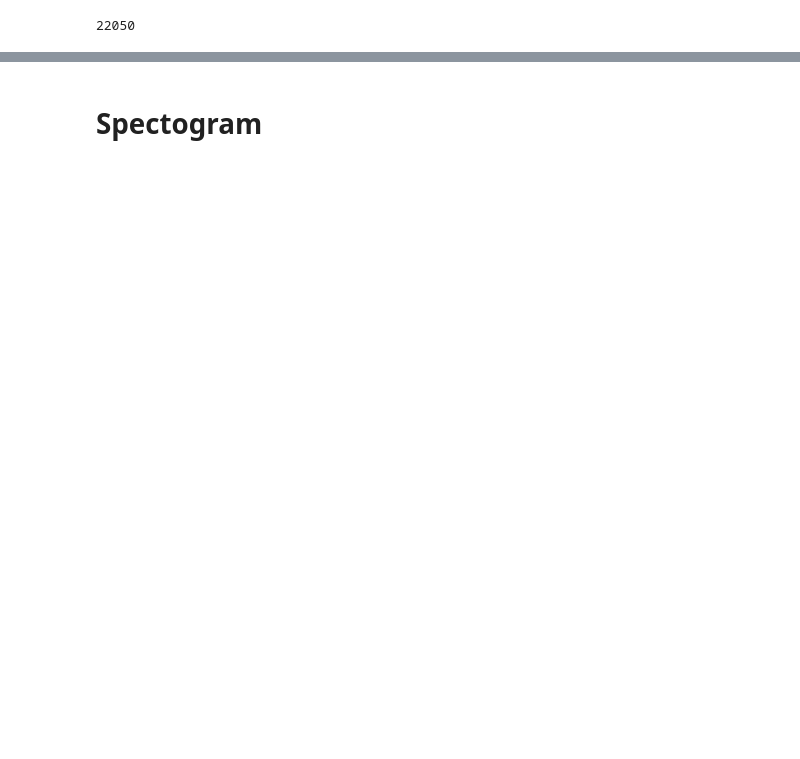
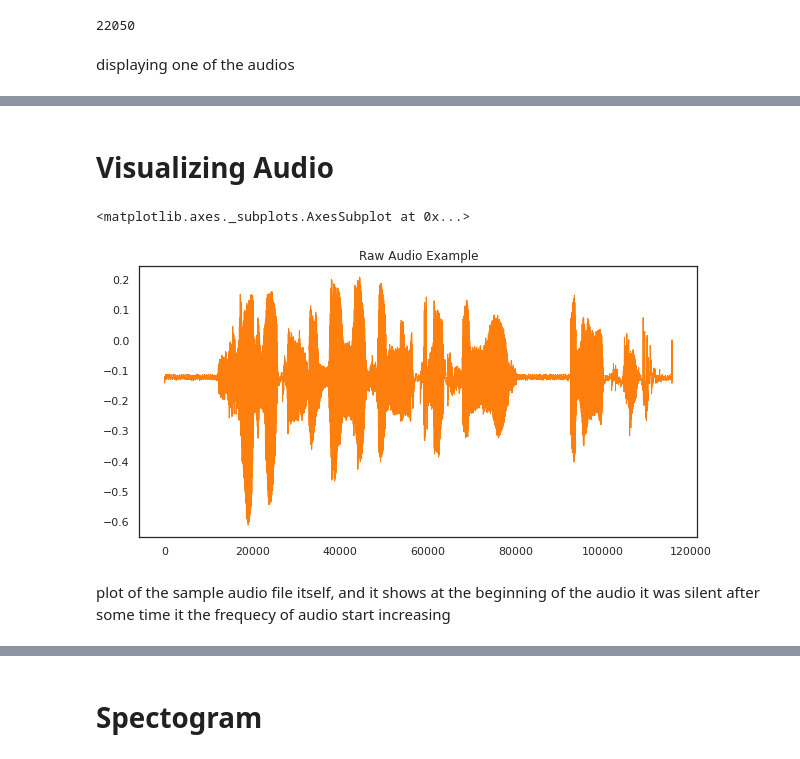
Before and after one commit to Speech-to-text-tenac/STT, a Jupyter notebook: notebooks/preprocessing_1_3_r.ipynb, the cells around one changed output, grey strips where cells are left out. Cells and saved outputs as stored; diff of their text form; code cells hidden in the pictures; blank space fills up the shorter version.

```diff
--- a/notebooks/preprocessing_1_3_r.ipynb
+++ b/notebooks/preprocessing_1_3_r.ipynb
@@ -66,7 +91,22 @@ array([-0.11535194, -0.13093   , -0.11132754, ..., -0.13838086,
 sr
 # %% [output]
 22050
+# %% [markdown]
+displaying one of the audios
 # %%
 ipd.Audio(x,rate=sr)
 # %% [output]
 [interactive output not drawn]
+# %% [markdown]
+# Visualizing Audio
+# %%
+# ploting the discrete samples in this case the sample is the x value
+pd.Series(x).plot(figsize=(10,5),
+                  lw=1,
+                  title='Raw Audio Example',
+                  color=color_pal[1])
+# %% [output]
+<matplotlib.axes._subplots.AxesSubplot at 0x...>
+[figure, added]
+# %% [markdown]
+plot of the sample audio file itself, and it shows at the beginning of the audio it was silent after some time it the frequecy of audio start increasing
```
Also changed, not shown: parts of 33 cells of this notebook.
